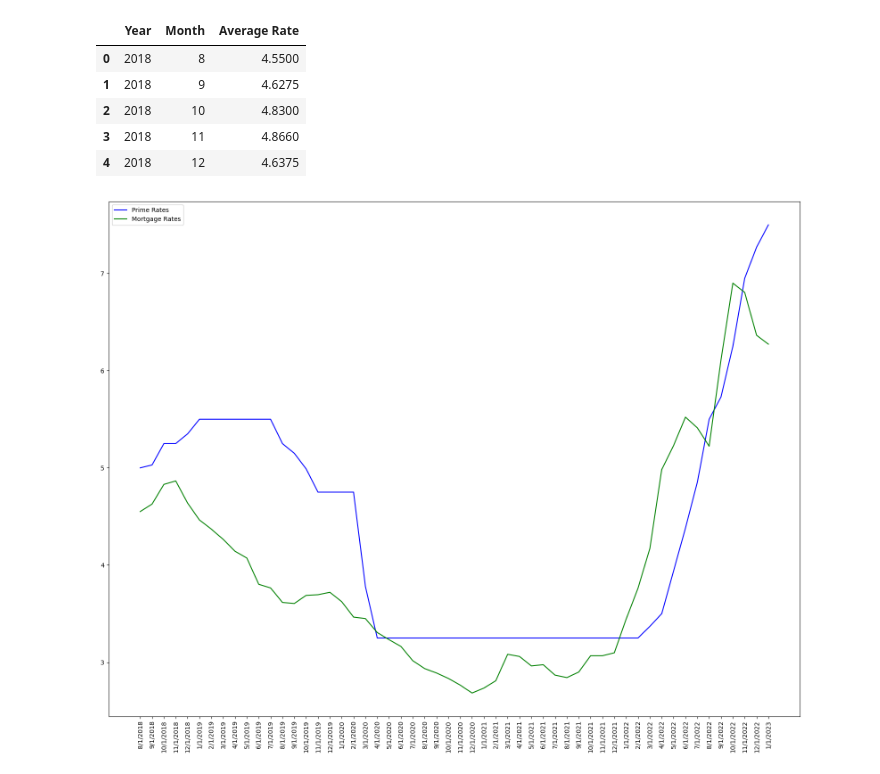
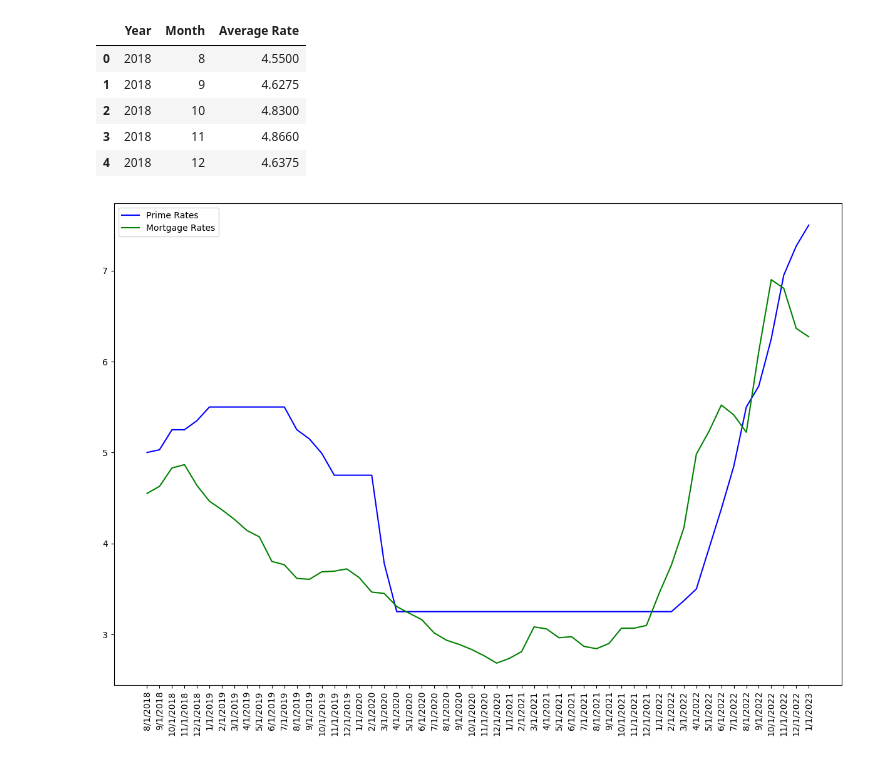
Before and after one commit to ceramicbull/Project-1-Repo, a Jupyter notebook: leighas_analysis/Project_One.ipynb, the cells around one changed output. Saved outputs shown, nothing was run; the diff lists cells and outputs as text; code cells hidden in the pictures.

```diff
--- a/leighas_analysis/Project_One.ipynb
+++ b/leighas_analysis/Project_One.ipynb
@@ -232,23 +279,23 @@ average_mortgage_rate.head()
 # %%
 # plot bank prime rates vs mortgage rates to explore results for analysis
 # Not for final project
 cp_mortgage_rates_to_plot = average_mortgage_rate['Average Rate']
 prime_rates_to_plot = lr_prime_rates['MPRIME']
 
 years = lr_prime_rates['DATE']
 
-plt.figure(figsize=(20,15))
+plt.figure(figsize=(15,10))
 prime_loan_plot, = plt.plot(years, prime_rates_to_plot, color="blue", label="Prime Rates" )
 
 mortgage_plot, = plt.plot(years, cp_mortgage_rates_to_plot, color='green', label="Mortgage Rates")
 
 
 plt.xticks(rotation="vertical")
 plt.legend(handles=[prime_loan_plot, mortgage_plot], loc="best")
 
 # Save the figure to my folder
 plt.savefig("Output Data/lr_mortgage_prime_comparison.png")
 
 plt.show()
 # %% [output]
-[figure, old version]
+[figure, new version]
```
Also changed, not shown: parts of 7 cells of this notebook, 9 other files.
